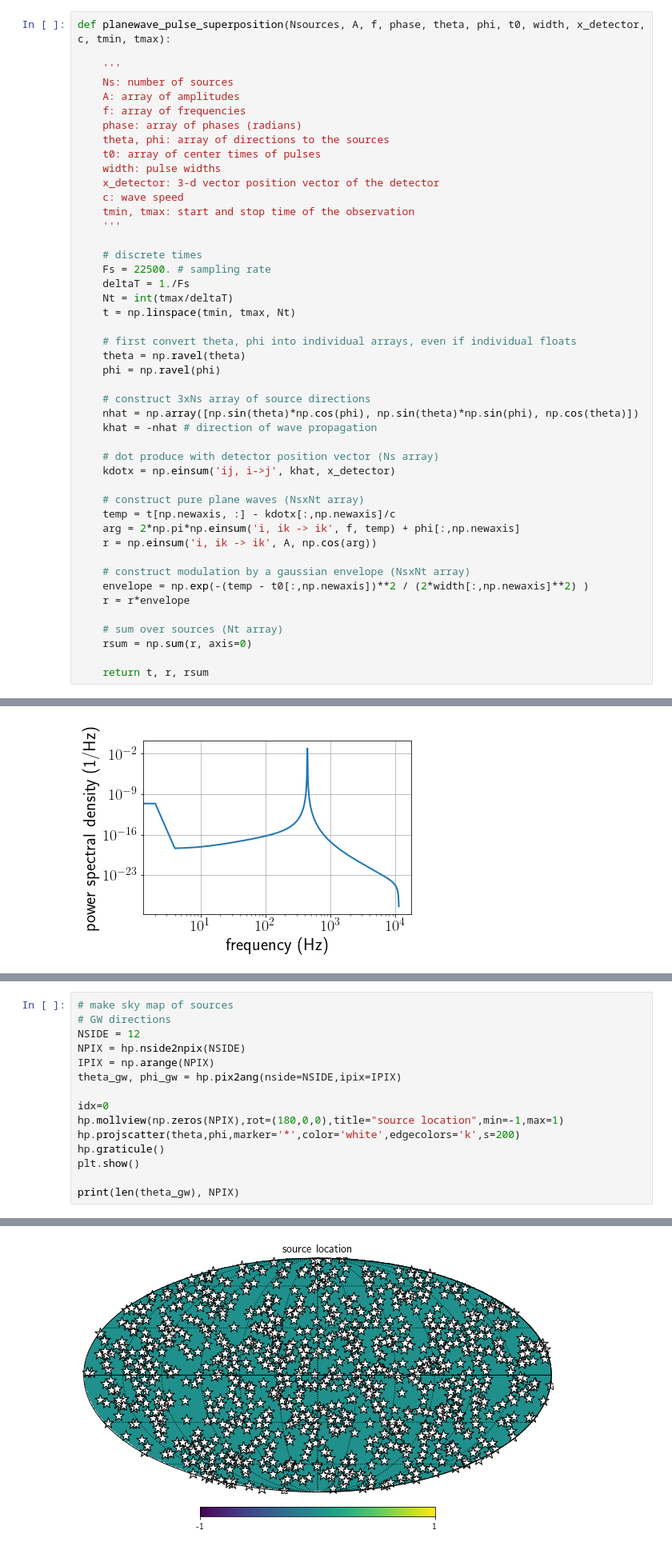
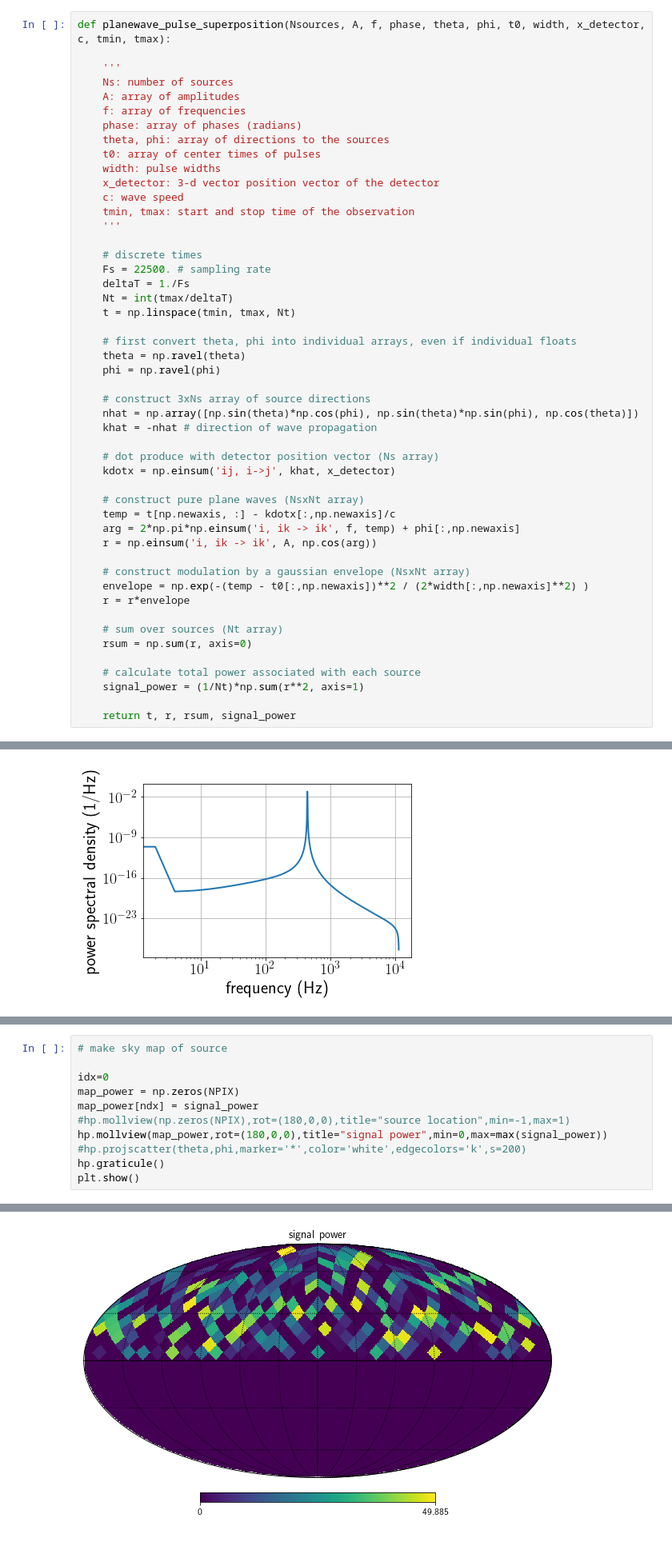
Before and after one commit to josephromano/leshouches, a Jupyter notebook: code/sound_example/sound_signals.ipynb, the cells around one changed output, grey strips where cells are left out. Shown at 80% size. Saved outputs shown, nothing was run; the diff lists cells and outputs as text.

Commit message:
plotting power

```diff
--- a/code/sound_example/sound_signals.ipynb
+++ b/code/sound_example/sound_signals.ipynb
@@ -274,4 +277,7 @@ def planewave_pulse_superposition(Nsources, A, f, phase, theta, phi, t0, width,
     # sum over sources (Nt array)
     rsum = np.sum(r, axis=0)
 
-    return t, r, rsum
+    # calculate total power associated with each source
+    signal_power = (1/Nt)*np.sum(r**2, axis=1)
+
+    return t, r, rsum, signal_power
@@ -397,18 +467,14 @@ plotpowerspectrum(t, rsum, tmin, tmax, Fs, fileprefix)
 # %%
-# make sky map of sources
-# GW directions
-NSIDE = 12
-NPIX = hp.nside2npix(NSIDE)
-IPIX = np.arange(NPIX)
-theta_gw, phi_gw = hp.pix2ang(nside=NSIDE,ipix=IPIX)
+# make sky map of source
 
 idx=0
-hp.mollview(np.zeros(NPIX),rot=(180,0,0),title="source location",min=-1,max=1)
-hp.projscatter(theta,phi,marker='*',color='white',edgecolors='k',s=200)
+map_power = np.zeros(NPIX)
+map_power[ndx] = signal_power
+#hp.mollview(np.zeros(NPIX),rot=(180,0,0),title="source location",min=-1,max=1)
+hp.mollview(map_power,rot=(180,0,0),title="signal power",min=0,max=max(signal_power))
+#hp.projscatter(theta,phi,marker='*',color='white',edgecolors='k',s=200)
 hp.graticule()
 plt.show()
-
-print(len(theta_gw), NPIX)
 # %% [output]
 0.0 180.0 -180.0 180.0
-[figure, old version]
+[figure, new version]
```
Also changed, not shown: parts of 10 cells of this notebook.
